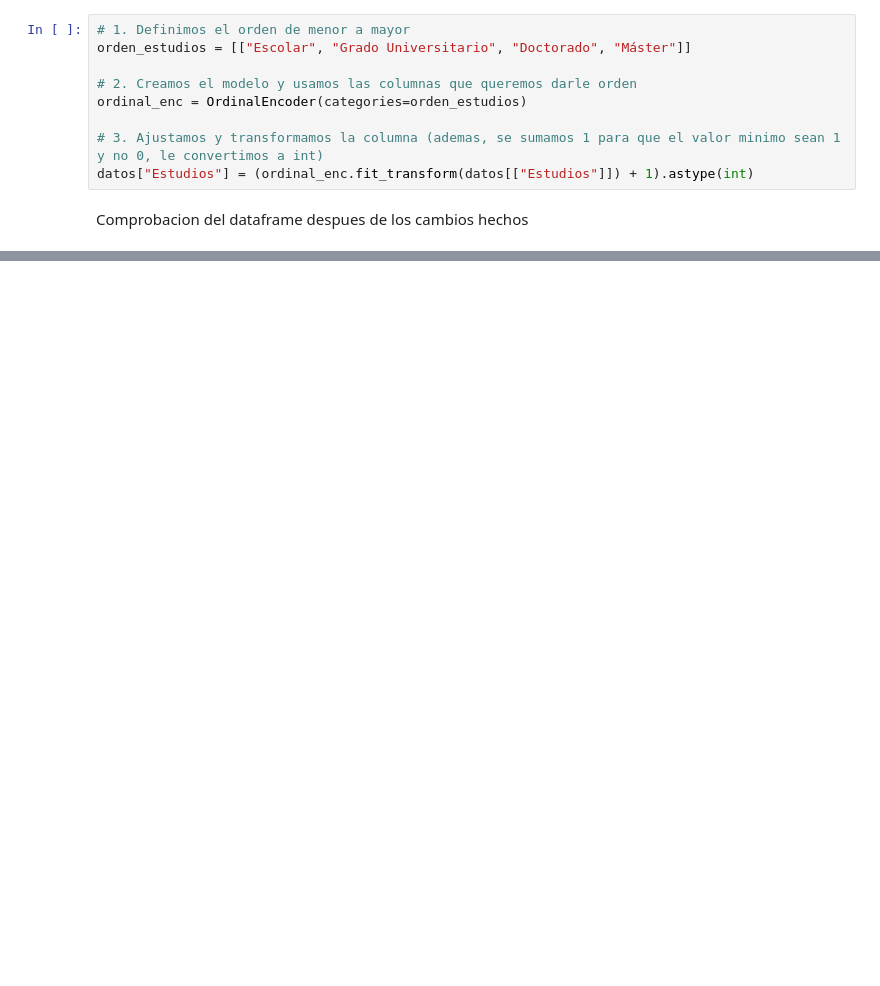
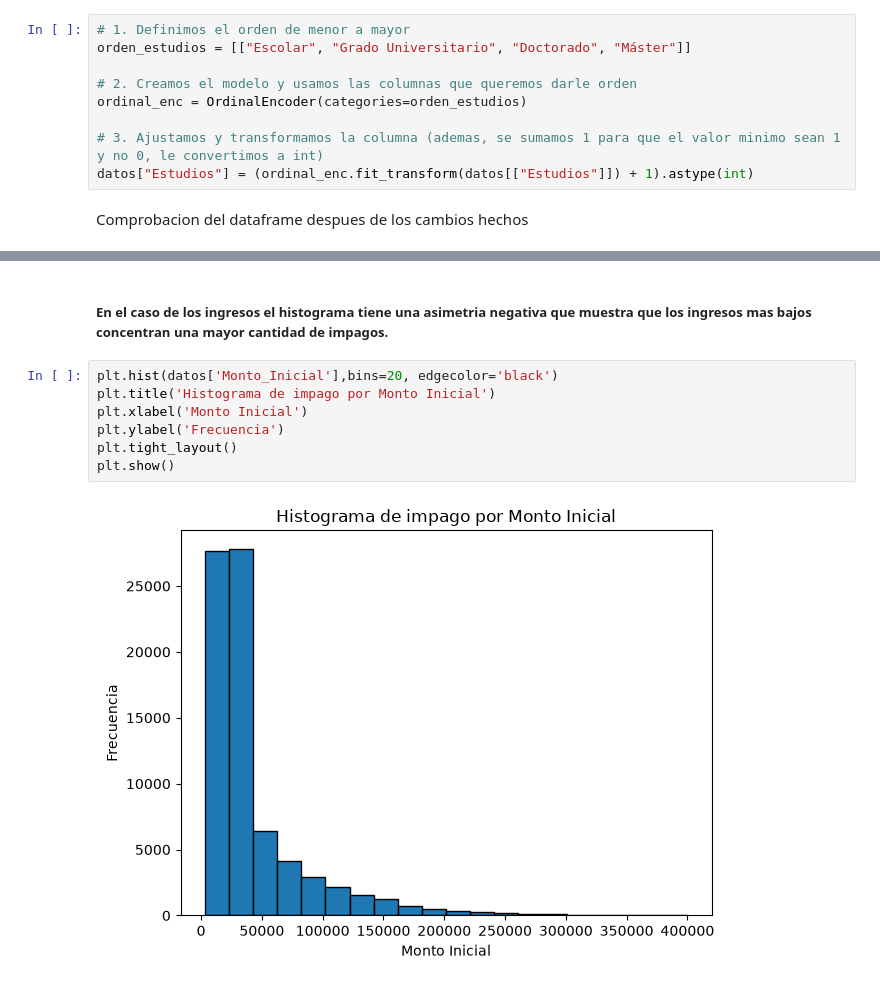
Before and after one commit to nereaaloria-ctrl/RETO-5-Verde-Claro, a Jupyter notebook: tratamiento de datos.ipynb, the cells around one changed output, grey strips where cells are left out. Saved outputs shown, nothing was run; the diff lists cells and outputs as text; blank space fills up the shorter version.

```diff
--- a/tratamiento de datos.ipynb
+++ b/tratamiento de datos.ipynb
@@ -99,0 +308,11 @@ datos.info()
+# %% [markdown]
+##### En el caso de los ingresos el histograma tiene una asimetria negativa que muestra que los ingresos mas bajos concentran una mayor cantidad de impagos.
+# %%
+plt.hist(datos['Monto_Inicial'],bins=20, edgecolor='black')
+plt.title('Histograma de impago por Monto Inicial')
+plt.xlabel('Monto Inicial')
+plt.ylabel('Frecuencia')
+plt.tight_layout()
+plt.show()
+# %% [output]
+[figure, added]
```
Also changed, not shown: parts of 30 cells of this notebook.
